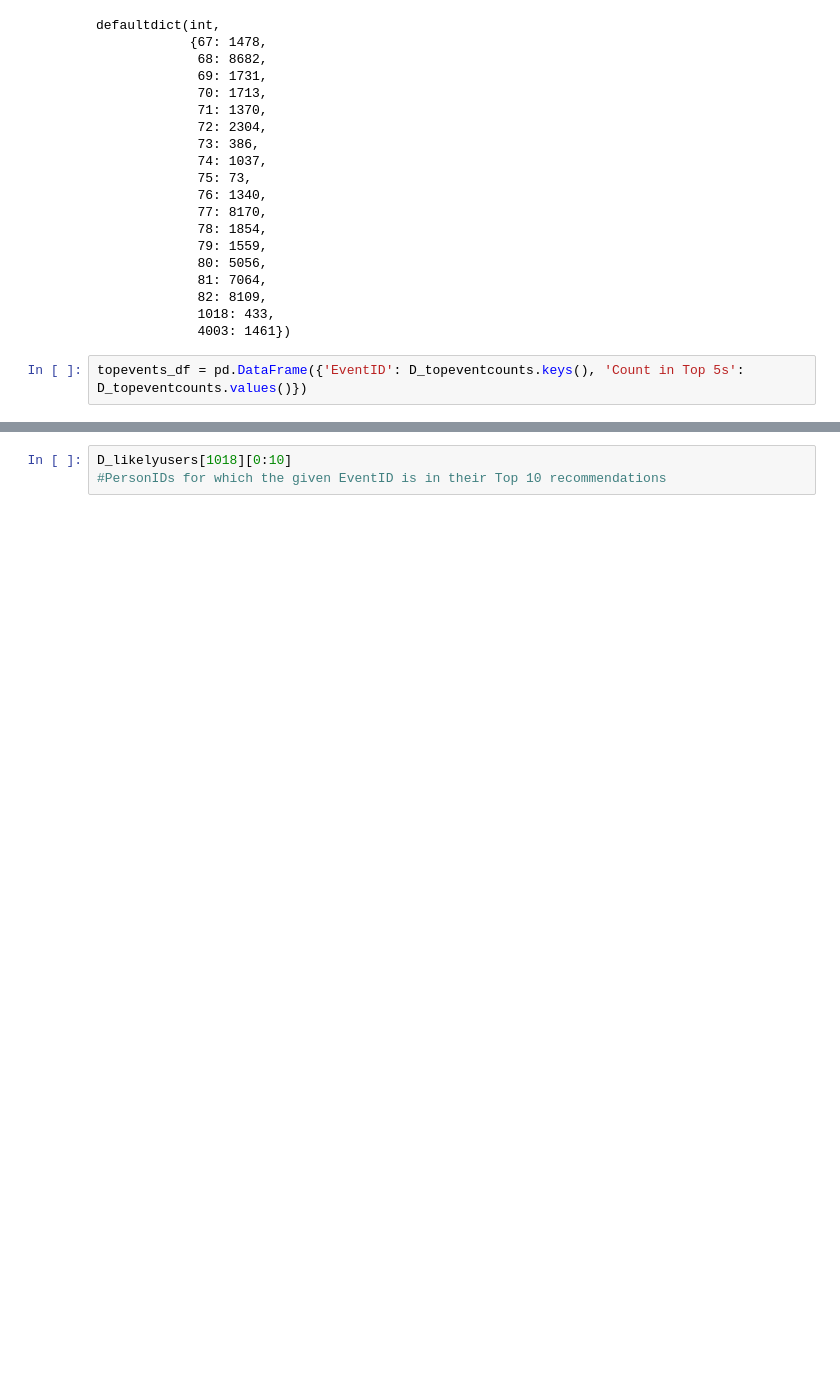
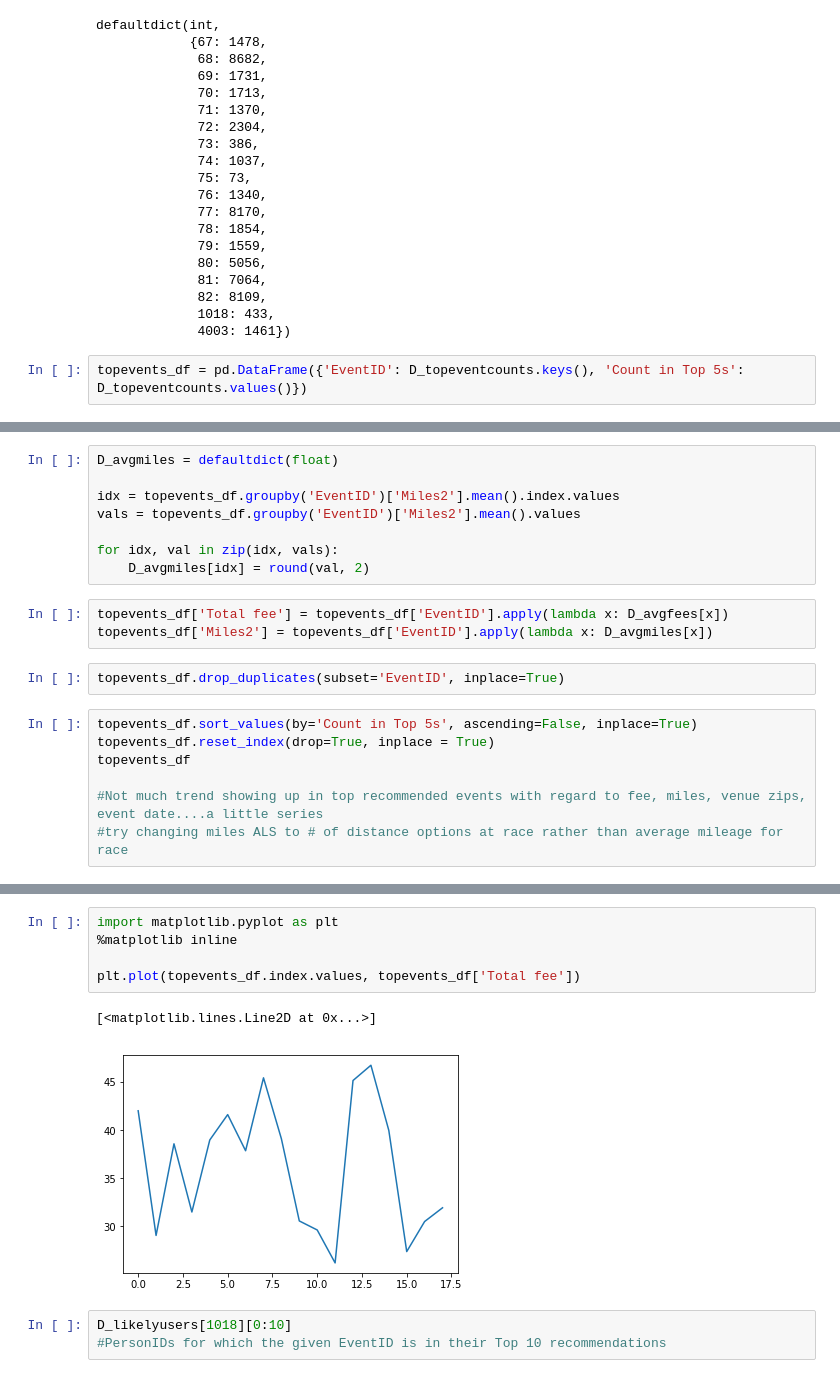
Before and after one commit to gcnuss/trailrun_participation, a Jupyter notebook: model/Final_Model_Pipeline-UPDATE.ipynb, the cells around one changed output, grey strips where cells are left out. Cells and saved outputs as stored; diff of their text form; blank space fills up the shorter version.

Commit message:
additional model recommendation output analysis, looking for trends in top recommendations

```diff
--- a/model/Final_Model_Pipeline-UPDATE.ipynb
+++ b/model/Final_Model_Pipeline-UPDATE.ipynb
@@ -1040,0 +1030,20 @@ memory usage: 881.4+ KB
+# %%
+D_avgmiles = defaultdict(float)
+
+idx = topevents_df.groupby('EventID')['Miles2'].mean().index.values
+vals = topevents_df.groupby('EventID')['Miles2'].mean().values
+
+for idx, val in zip(idx, vals):
+    D_avgmiles[idx] = round(val, 2)
+# %%
+topevents_df['Total fee'] = topevents_df['EventID'].apply(lambda x: D_avgfees[x])
+topevents_df['Miles2'] = topevents_df['EventID'].apply(lambda x: D_avgmiles[x])
+# %%
+topevents_df.drop_duplicates(subset='EventID', inplace=True)
+# %%
+topevents_df.sort_values(by='Count in Top 5s', ascending=False, inplace=True)
+topevents_df.reset_index(drop=True, inplace = True)
+topevents_df
+
+#Not much trend showing up in top recommended events with regard to fee, miles, venue zips, event date....a little series
+#try changing miles ALS to # of distance options at race rather than average mileage for race
@@ -1041,3 +1068,11 @@ memory usage: 881.4+ KB
+# %%
+import matplotlib.pyplot as plt
+%matplotlib inline
+
+plt.plot(topevents_df.index.values, topevents_df['Total fee'])
+# %% [output]
+[<matplotlib.lines.Line2D at 0x...>]
+[figure, added]
 # %%
 D_likelyusers[1018][0:10]
 #PersonIDs for which the given EventID is in their Top 10 recommendations
```
Also changed, not shown: parts of 5 cells of this notebook.
